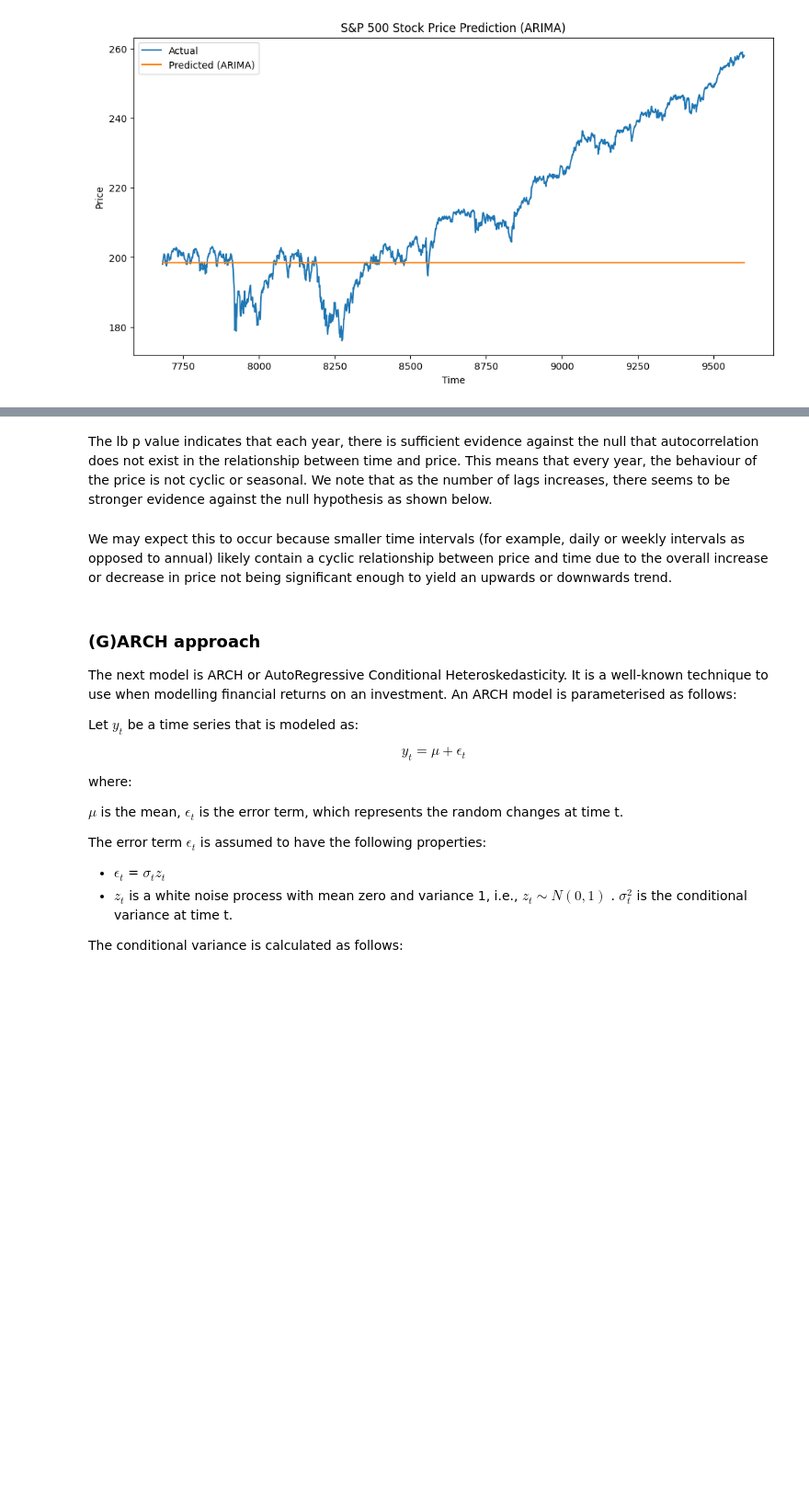
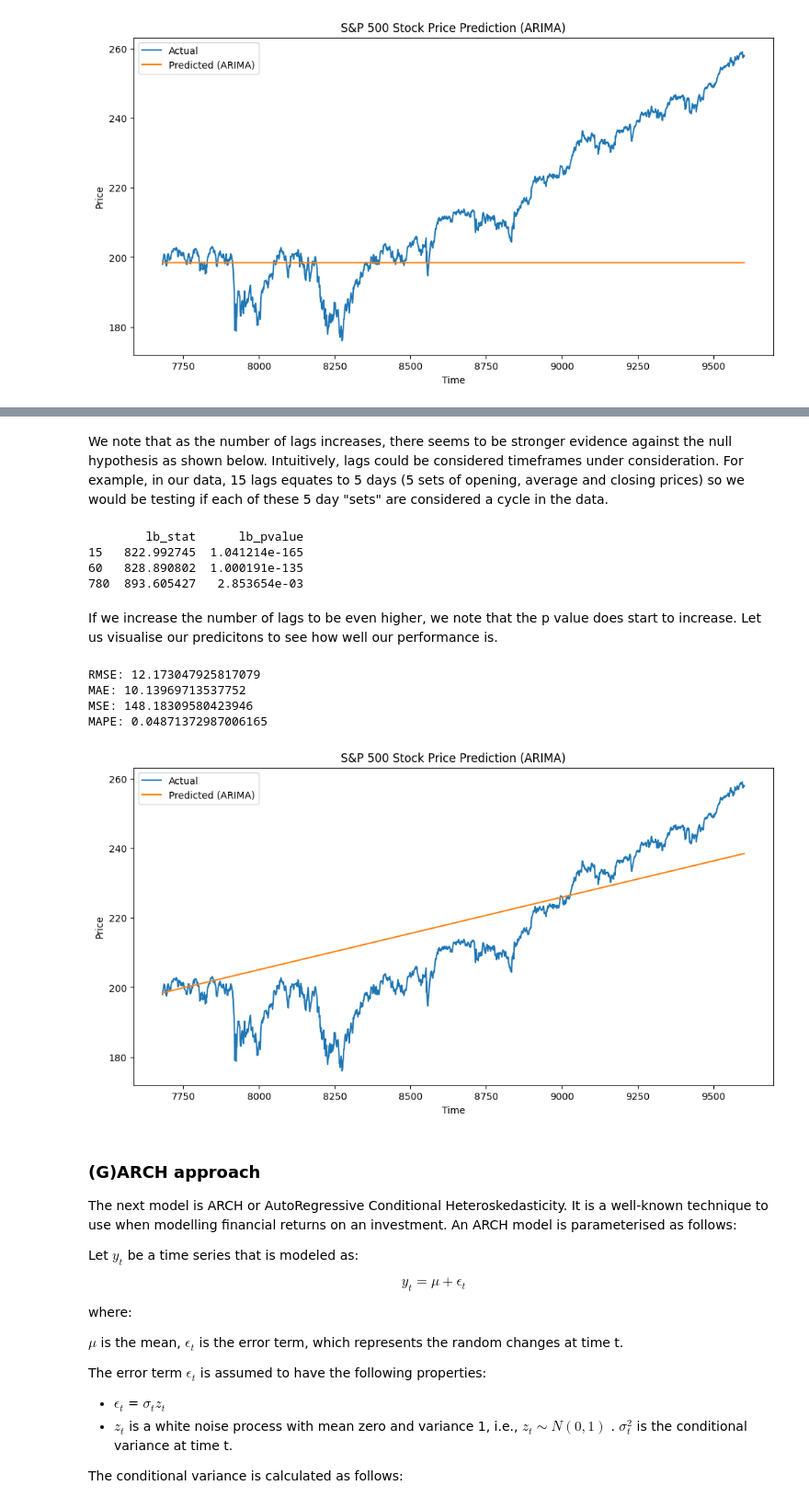
Before and after one commit to AdamChoong0095/NUS-Stock-Data, a Jupyter notebook: Stock_price_prediction.ipynb, the cells around one changed output, grey strips where cells are left out. Shown at 92% size. Saved outputs shown, nothing was run; the diff lists cells and outputs as text; code cells hidden in the pictures; blank space fills up the shorter version.

```diff
--- a/Stock_price_prediction.ipynb
+++ b/Stock_price_prediction.ipynb
@@ -355,24 +369,52 @@ Requirement already satisfied: joblib in /usr/local/lib/python3.10/dist-packages
 KeyboardInterrupt:
 # %%
 # Fit the selected SARIMA model
-model = SARIMAX(sp500_train['Price'], order=(5, 1, 0), seasonal_order=(1, 1, 1, 12))  # (p, d, q), (P, D, Q, s)
+
+#TODO
+#cross validate
+
+model = SARIMAX(sp500_train['Price'], order=(3, 1, 0), seasonal_order=(1, 1, 1, 4))  # (p, d, q), (P, D, Q, s)
 model_fit = model.fit()
 predictions = model_fit.predict(start=len(sp500_train), end=len(sp500) - 1)
 # Generate residuals
 residuals = model_fit.resid
-
-# Conduct Ljung-Box test on the residuals
-lb_test = acorr_ljungbox(residuals, lags=5)
-
-print(lb_test)
+rmse = mean_squared_error(sp500_test['Price'], predictions, squared=False)
+mae = mean_absolute_error(sp500_test['Price'], predictions)
+mse = mean_squared_error(sp500_test['Price'], predictions)
+mape=mean_absolute_percentage_error(sp500_test['Price'], predictions)
-# %% [markdown]
-The lb p value indicates that each year, there is sufficient evidence against the null that autocorrelation does not exist in the relationship between time and price. This means that every year, the behaviour of the price is not cyclic or seasonal. We note that as the number of lags increases, there seems to be stronger evidence against the null hypothesis as shown below.
+# %% [markdown]
+We note that as the number of lags increases, there seems to be stronger evidence against the null hypothesis as shown below. Intuitively, lags could be considered timeframes under consideration. For example, in our data, 15 lags equates to 5 days (5 sets of opening, average and closing prices) so we would be testing if each of these 5 day "sets" are considered a cycle in the data.
 # %%
-lb_test = acorr_ljungbox(residuals, lags=[10,20])
+lb_test = acorr_ljungbox(residuals, lags=[15,60,780])#weekly,monthly,annually
 
 print(lb_test)
+# %% [output]
+        lb_stat      lb_pvalue
+15   822.992745  1.041214e-165
+60   828.890802  1.000191e-135
+780  893.605427   2.853654e-03
-# %% [markdown]
-We may expect this to occur because smaller time intervals (for example, daily or weekly intervals as opposed to annual) likely contain a cyclic relationship between price and time due to the overall increase or decrease in price not being significant enough to yield an upwards or downwards trend.
+# %% [markdown]
+If we increase the number of lags to be even higher, we note that the p value does start to increase. Let us visualise our predicitons to see how well our performance is.
+# %%
+# Print the evaluation metrics
+print(f'RMSE: {rmse}')
+print(f'MAE: {mae}')
+print(f'MSE: {mse}')
+print(f'MAPE: {mape}')
+plt.figure(figsize=(12, 6))
+plt.plot(sp500_test['Price'], label='Actual')
+plt.plot(predictions, label='Predicted (ARIMA)')
+plt.title('S&P 500 Stock Price Prediction (ARIMA)')
+plt.xlabel('Time')
+plt.ylabel('Price')
+plt.legend()
+plt.show()
+# %% [output]
+RMSE: 12.173047925817079
+MAE: 10.13969713537752
+MSE: 148.18309580423946
+MAPE: 0.04871372987006165
+[figure, added]
 # %% [markdown]
 ### (G)ARCH approach
 The next model is ARCH or AutoRegressive Conditional Heteroskedasticity. It is a well-known technique to use when modelling financial returns on an investment. An ARCH model is parameterised as follows:
```
Also changed, not shown: parts of 12 cells of this notebook.
